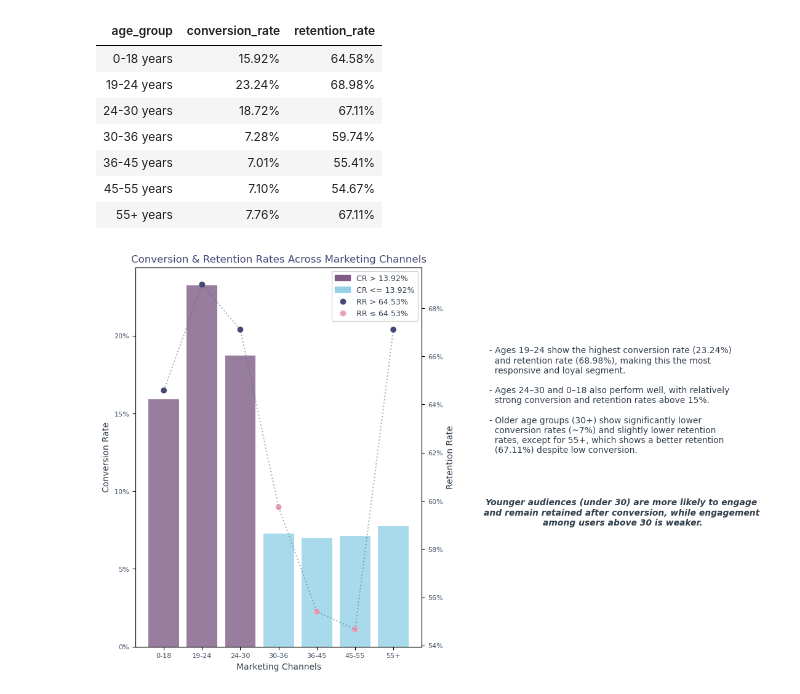
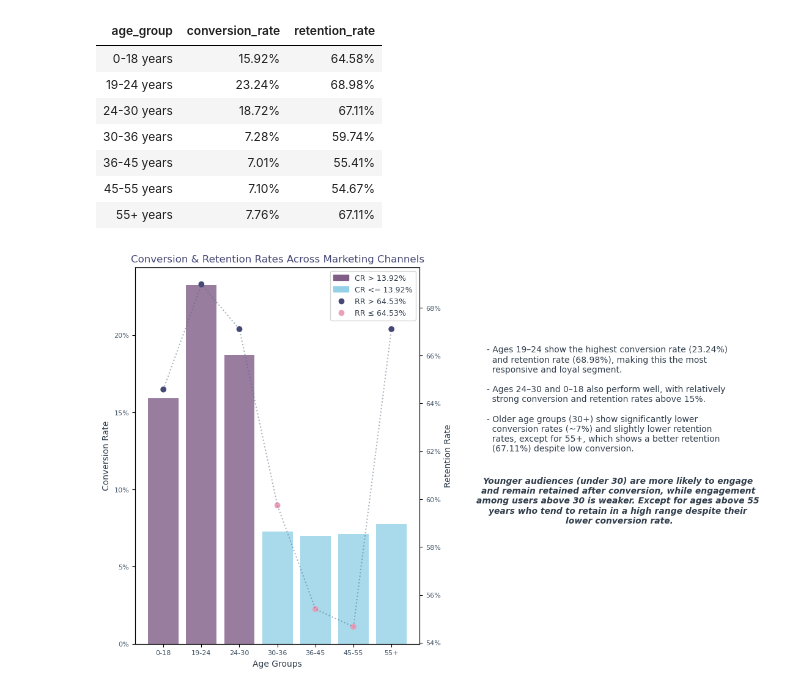
Before and after one commit to hend-a-ghafour/Analyzing_Marketing_Campaigns, a Jupyter notebook: Analyzing_Marketing_Campaigns.ipynb, the cells around one changed output. Drawn from its saved outputs; the diff is of its cells as text; code cells hidden in the pictures.

```diff
--- a/Analyzing_Marketing_Campaigns.ipynb
+++ b/Analyzing_Marketing_Campaigns.ipynb
@@ -1535,6 +1538,7 @@ performance_age.style.hide().format({'conversion_rate':'{:,.2%}','retention_rate
 | 45-55 years | 7.10% | 54.67% |
 | 55+ years | 7.76% | 67.11% |
 # %%
+# Visualization - Comparing Conversion Rates with Retention Rates within Age Groups:
 # Data
 x=[a.replace(' years','') for a in performance_age.age_group.to_list()]
 y=performance_age.conversion_rate
@@ -1558,7 +1562,7 @@ ax2.scatter(x,z,color=colors2,label=['CR > 64.53%','CR <= 64.53%'])
 # Customizing the chart
 plt.title('Conversion & Retention Rates Across Marketing Channels', fontsize=12, color='#454775')
 
-ax1.set_xlabel('Marketing Channels', fontsize=10,color='#313E4C')
+ax1.set_xlabel('Age Groups', fontsize=10,color='#313E4C')
 ax1.tick_params(axis='x',labelcolor='#415366',labelsize=8)
 
 ax1.set_ylabel('Conversion Rate', fontsize=10,color='#313E4C')
@@ -1567,32 +1571,34 @@ ax1.yaxis.set_major_formatter(mticker.PercentFormatter(1,decimals=False))
 
 ax2.set_ylabel('Retention Rate', fontsize=10, color='#313E4C')
 ax2.tick_params(axis='y',labelcolor='#415366',labelsize=8)
 ax2.yaxis.set_major_formatter(mticker.PercentFormatter(1,decimals=False))
 
 # Legend
 above_cr = mpatches.Patch(color='#805D87', label='CR > 13.92%')
 below_cr = mpatches.Patch(color='#94D1E7', label='CR <= 13.92%')
 above_rr = mlines.Line2D([], [], color='#454775', marker='o',linestyle='None',label='RR > 64.53%')
 below_rr = mlines.Line2D([], [], color='#EA9FBB', marker='o', linestyle='None',label='RR ≤ 64.53%')
 plt.legend(handles=[above_cr,below_cr,above_rr,below_rr],fontsize=9,labelcolor='#313E4C', loc='upper right')
 
 # Findings
 text1='''
 - Ages 19–24 show the highest conversion rate (23.24%)
   and retention rate (68.98%), making this the most
   responsive and loyal segment.\n
 - Ages 24–30 and 0–18 also perform well, with relatively
   strong conversion and retention rates above 15%.\n
 - Older age groups (30+) show significantly lower
   conversion rates (~7%) and slightly lower retention
   rates, except for 55+, which shows a better retention
   (67.11%) despite low conversion.'''
 text2='''
 Younger audiences (under 30) are more likely to engage
 and remain retained after conversion, while engagement
-among users above 30 is weaker.'''
+among users above 30 is weaker. Except for ages above 55
+years who tend to retain in a high range despite their
+lower conversion rate.'''
 plt.text(8.5,.62,text1, color='#313E4C')
 plt.text(12,.59,text2, ha='center',fontstyle='italic',weight='semibold', fontsize=10, color='#313E4C')
 plt.show();
 # %% [output]
-[figure, old version]
+[figure, new version]
```
Also changed, not shown: parts of 27 cells of this notebook.
